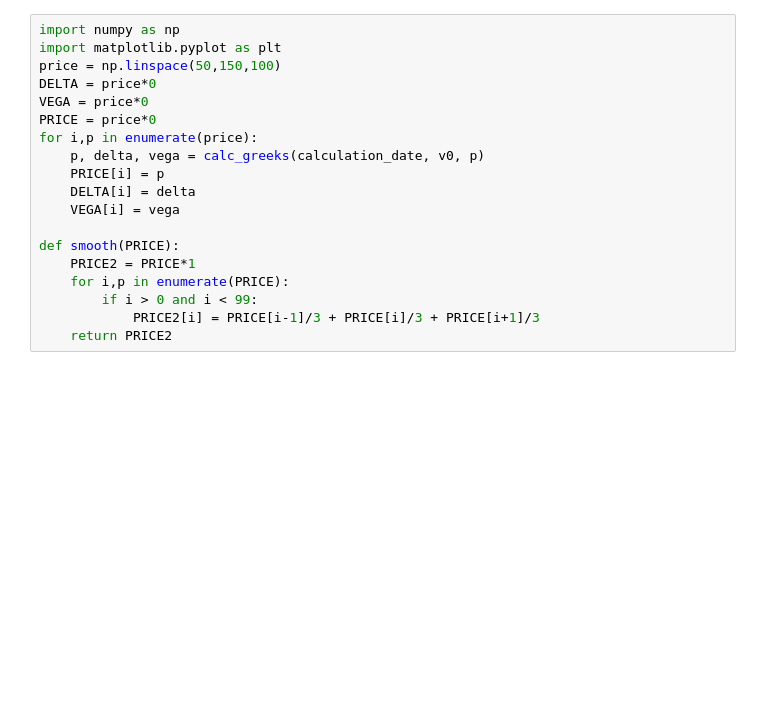
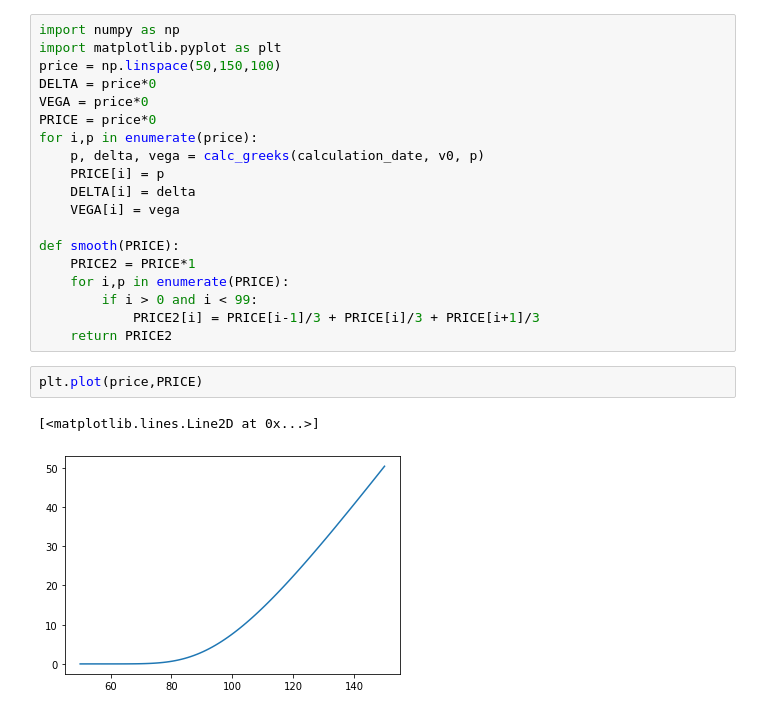
Before and after one commit to Parliamenthill/DeepHedging, a Jupyter notebook: Heston_Model0401.ipynb, the cells around one changed output. Drawn from its saved outputs; the diff is of its cells as text; blank space fills up the shorter version.

```diff
--- a/Heston_Model0401.ipynb
+++ b/Heston_Model0401.ipynb
@@ -210,3 +241,8 @@ def smooth(PRICE):
         if i > 0 and i < 99:
             PRICE2[i] = PRICE[i-1]/3 + PRICE[i]/3 + PRICE[i+1]/3
     return PRICE2
+# %%
+plt.plot(price,PRICE)
+# %% [output]
+[<matplotlib.lines.Line2D at 0x...>]
+[figure, added]
```
Also changed, not shown: parts of 7 cells of this notebook, 5 other files.
